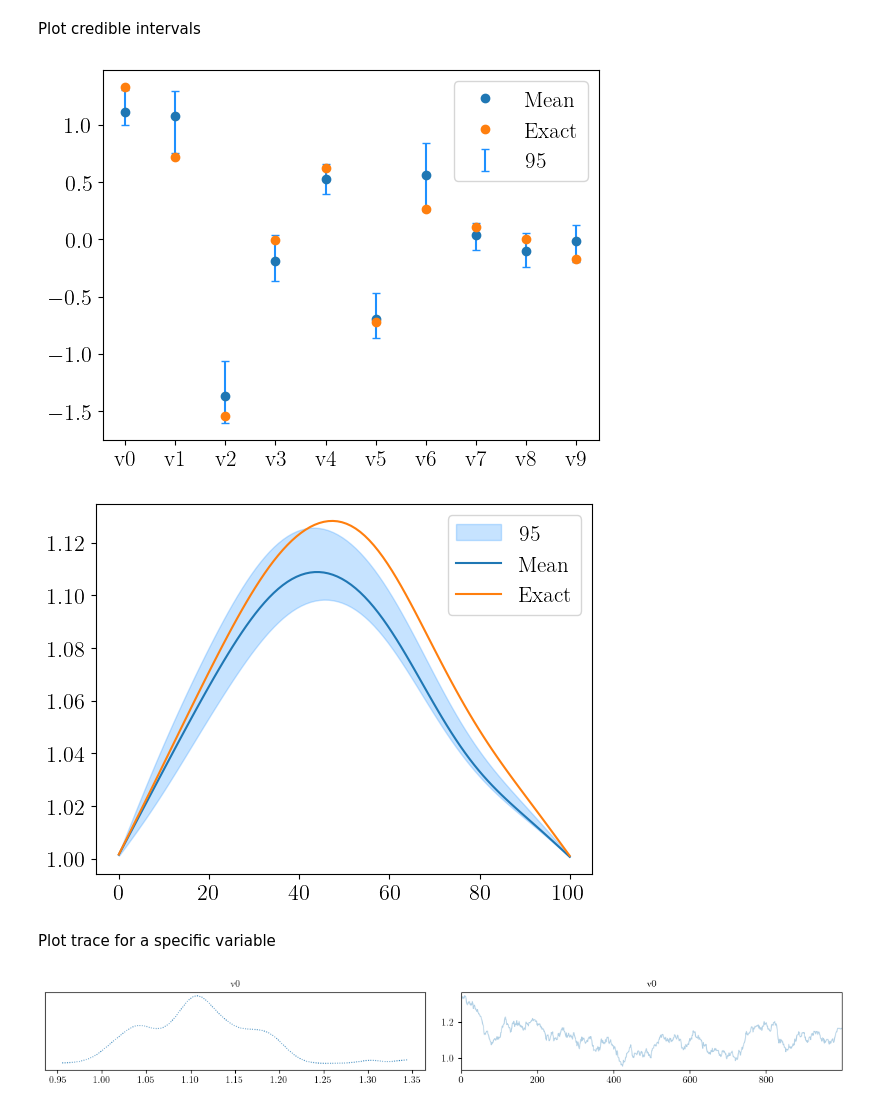
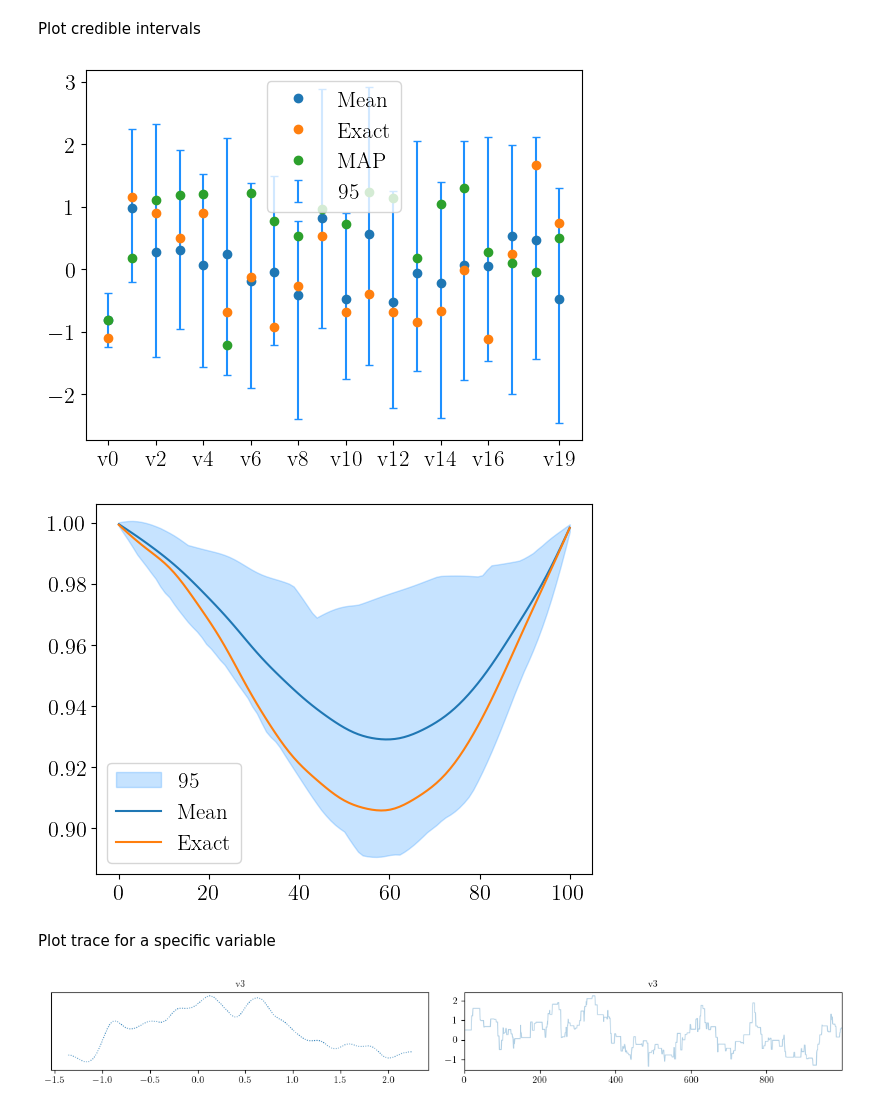
Before and after one commit to MarkusTHolm/BeamUQ, a Jupyter notebook: beamUQ.ipynb, the cells around one changed output. Drawn from its saved outputs; the diff is of its cells as text; code cells hidden in the pictures.

Commit message:
Fixed multiplicative noise

```diff
--- a/beamUQ.ipynb
+++ b/beamUQ.ipynb
@@ -94,27 +137,14 @@ t_true.plot()
 # %% [markdown]
 Obtain measurement data
 # %%
-def create_matrix(n):
-    matrix = np.zeros((n, n))
-    for i in range(n):
-        for j in range(n):
-            matrix[i, j] = (1 - abs(i - j) / n)**2
-    return matrix
-cov = create_matrix(N_points)
-
-# Define noise from noise level
-noise_level = 0.5
-epsilon = np.random.multivariate_normal(np.zeros(N_points),cov)
-epsilon /= np.linalg.norm(epsilon)              # normalize with Euclidean norm
-sigma_obs = noise_level*np.sqrt(np.sum(v_true**2*beam.L/N_points))/np.sqrt(N_points)
-
 # Obtain measurement data by adding noise #TODO: Fix INVERSE CRIME
-v_obs = v_true + np.linspace(0,1,N_points)*epsilon*sigma_obs
+# v_obs = v_true + epsilon
+v_obs = likelihood(Iz=Iz_true).sample(1)
 
 # Plot true and measurement data together with likelihood function at t=t_true
 plt.plot(v_true, label='$v_{true}$')
 plt.plot(v_obs, label='$v_{obs}$')
-likelihood(thk=t_true).sample(1).plot(label='$v_{like}(t=t_{true})$')
+likelihood(Iz=Iz_true).sample(1).plot(label='$v_{like}(I_z=I_{z,{true}})$')
 plt.xlabel('$\\xi$')
 plt.ylabel('$v$')
 plt.legend()
@@ -128,6 +158,8 @@ joint = JointDistribution(likelihood,prior)
 posterior = joint(v=v_obs)
 print(posterior)
 posterior.geometry
+
+Zs_MAP = cuqi.problem.BayesianProblem(likelihood, prior).set_data(v=v_obs).MAP()
 # %% [output]
 Posterior(
     Equation:
@@ -143,7 +182,7 @@ Sample using the Metropolis-Hastings sampler
 np.random.seed(10)
 Ns = 1000
 Z0 = Zs_true #np.ones(10)
-sampler_MH = MH(posterior, x0=Z0, scale=0.01)
+sampler_MH = MH(posterior, x0=Z0, scale=0.4)
 samples_MH = sampler_MH.sample(Ns)
 # %% [output]
 Sample 1000 / 1000
@@ -170,20 +211,36 @@ Plot credible intervals
 # %%
 samples_MH.plot_ci(plot_par=True, exact=Zs_true)
 #samples_NUTS.plot_ci(plot_par=True,exact=Zs_true)
+plt.plot(Zs_MAP, 'o', label='MAP')
 
-plt.figure()
-samples_MH.plot_ci(plot_par=False, exact=t_true);
+plt.legend()
+
+plt.figure();
+samples_MH.funvals.plot_ci(plot_par=False, exact=Iz_true);
+# plt.figure();
+
+samples = samples_MH.funvals.samples.T
+# arviz.plot_hdi(grid, samples, hdi_prob=0.95)
 #samples_NUTS.plot_ci(plot_par=False,exact=Zs_true)
+
+# lower, upper = np.percentile(samples, [2.5, 97.5], axis=0)
+# plt.fill_between(grid,
+#                 lower,
+#                 upper,
+#                 color='red',
+#                 label=r'95\% CI',
+#                 alpha=0.25)
 # %% [output]
-[figure, old version]
+[figure, new version]
-[figure, old version]
+[figure, new version]
 # %% [markdown]
 Plot trace for a specific variable
 # %%
 # define_plot_settings(10)
-samples_MH.plot_trace([0]);
+samples_MH.plot_trace([3]);
+# samples_MH.plot_autocorrelation()
 # %% [output]
-[figure, old version]
+[figure, new version]
 # %% [markdown]
 ### Analytical model:
 
```
Also changed, not shown: parts of 14 cells of this notebook, 2 other files.
